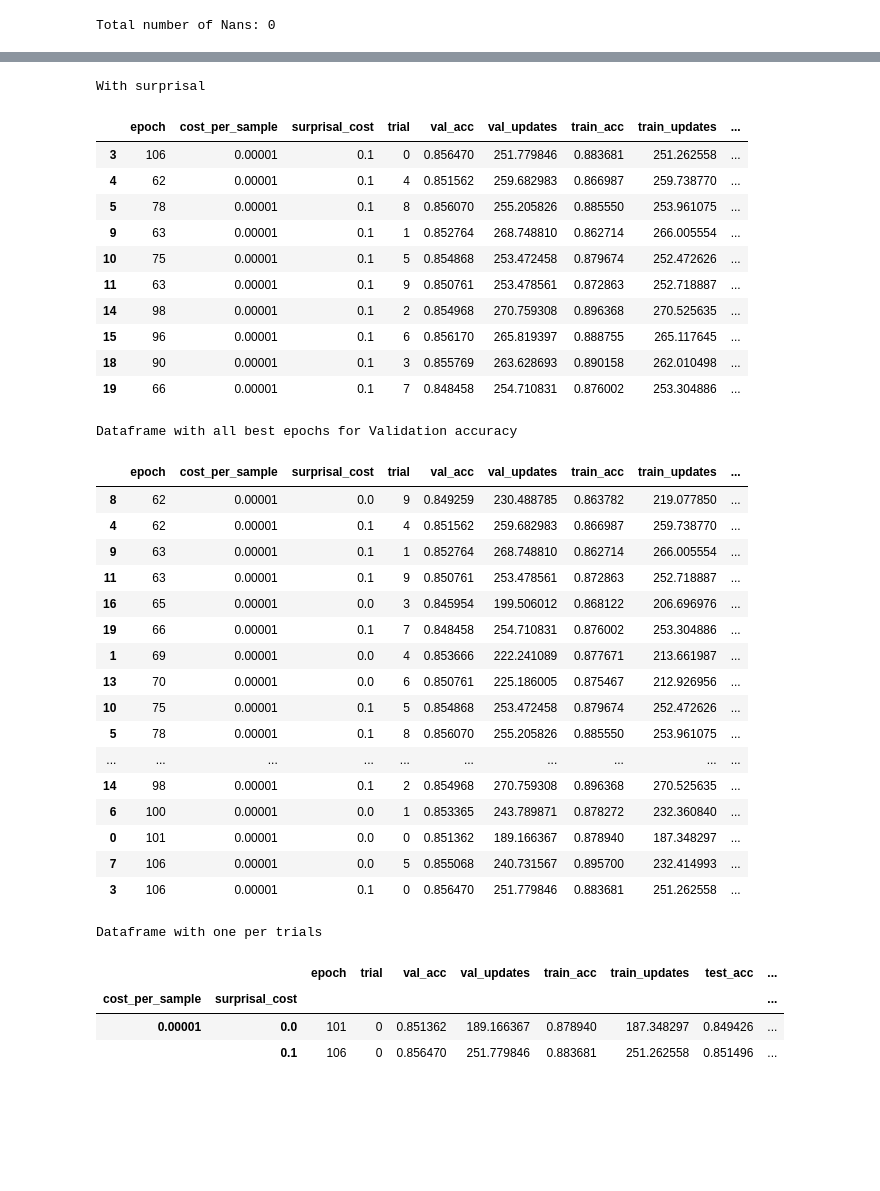
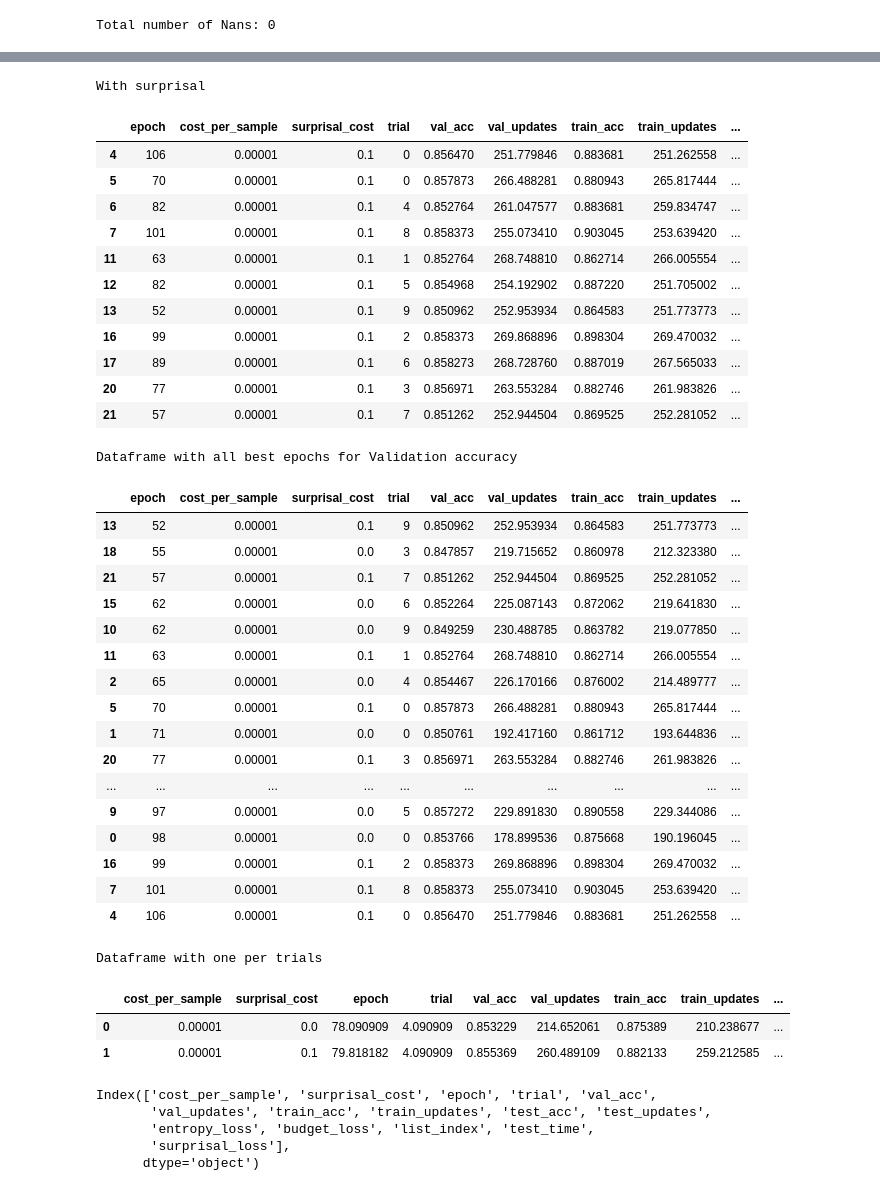
Before and after one commit to EmyArts/skiprnn-2017-telecombcn, a Jupyter notebook: src/postprocessing.ipynb, the cells around one changed output, grey strips where cells are left out. Cells and saved outputs as stored; diff of their text form; code cells hidden in the pictures; blank space fills up the shorter version.

Commit message:
Analysis with and without surprisal

```diff
--- a/src/postprocessing.ipynb
+++ b/src/postprocessing.ipynb
@@ -90,8 +91,8 @@ big_df['val_acc'].hist(figsize=(10, 10))
 best_rows = []
 best_accs = []
 for df in csvs:
-    best_accs.append(df.loc[:, 'test_acc'].max())
-    best_rows.append(df.loc[df.loc[:, 'test_acc'].argmax()].to_dict())
+    best_accs.append(df.loc[:, 'val_acc'].max())
+    best_rows.append(df.loc[df.loc[:, 'val_acc'].argmax()].to_dict())
 # %%
 best_df = pd.DataFrame(best_rows)
 best_df = best_df.drop(columns= ["learning_rate", "hidden_units", "batch_size", "early_stopping"])
@@ -120,46 +122,58 @@ surprisal
 # %% [output]
 With surprisal
 |  | epoch | cost_per_sample | surprisal_cost | trial | val_acc | val_updates | train_acc | train_updates | ... |
-| 3 | 106 | 0.00001 | 0.1 | 0 | 0.856470 | 251.779846 | 0.883681 | 251.262558 | ... |
-| 4 | 62 | 0.00001 | 0.1 | 4 | 0.851562 | 259.682983 | 0.866987 | 259.738770 | ... |
-| 5 | 78 | 0.00001 | 0.1 | 8 | 0.856070 | 255.205826 | 0.885550 | 253.961075 | ... |
-| 9 | 63 | 0.00001 | 0.1 | 1 | 0.852764 | 268.748810 | 0.862714 | 266.005554 | ... |
-| 10 | 75 | 0.00001 | 0.1 | 5 | 0.854868 | 253.472458 | 0.879674 | 252.472626 | ... |
-| 11 | 63 | 0.00001 | 0.1 | 9 | 0.850761 | 253.478561 | 0.872863 | 252.718887 | ... |
-| 14 | 98 | 0.00001 | 0.1 | 2 | 0.854968 | 270.759308 | 0.896368 | 270.525635 | ... |
-| 15 | 96 | 0.00001 | 0.1 | 6 | 0.856170 | 265.819397 | 0.888755 | 265.117645 | ... |
-| 18 | 90 | 0.00001 | 0.1 | 3 | 0.855769 | 263.628693 | 0.890158 | 262.010498 | ... |
-| 19 | 66 | 0.00001 | 0.1 | 7 | 0.848458 | 254.710831 | 0.876002 | 253.304886 | ... |
+| 4 | 106 | 0.00001 | 0.1 | 0 | 0.856470 | 251.779846 | 0.883681 | 251.262558 | ... |
+| 5 | 70 | 0.00001 | 0.1 | 0 | 0.857873 | 266.488281 | 0.880943 | 265.817444 | ... |
+| 6 | 82 | 0.00001 | 0.1 | 4 | 0.852764 | 261.047577 | 0.883681 | 259.834747 | ... |
+| 7 | 101 | 0.00001 | 0.1 | 8 | 0.858373 | 255.073410 | 0.903045 | 253.639420 | ... |
+| 11 | 63 | 0.00001 | 0.1 | 1 | 0.852764 | 268.748810 | 0.862714 | 266.005554 | ... |
+| 12 | 82 | 0.00001 | 0.1 | 5 | 0.854968 | 254.192902 | 0.887220 | 251.705002 | ... |
+| 13 | 52 | 0.00001 | 0.1 | 9 | 0.850962 | 252.953934 | 0.864583 | 251.773773 | ... |
+| 16 | 99 | 0.00001 | 0.1 | 2 | 0.858373 | 269.868896 | 0.898304 | 269.470032 | ... |
+| 17 | 89 | 0.00001 | 0.1 | 6 | 0.858273 | 268.728760 | 0.887019 | 267.565033 | ... |
+| 20 | 77 | 0.00001 | 0.1 | 3 | 0.856971 | 263.553284 | 0.882746 | 261.983826 | ... |
+| 21 | 57 | 0.00001 | 0.1 | 7 | 0.851262 | 252.944504 | 0.869525 | 252.281052 | ... |
 # %%
 print("Dataframe with all best epochs for Validation accuracy")
 best_df.sort_values(by='epoch')
 # %% [output]
 Dataframe with all best epochs for Validation accuracy
 |  | epoch | cost_per_sample | surprisal_cost | trial | val_acc | val_updates | train_acc | train_updates | ... |
-| 8 | 62 | 0.00001 | 0.0 | 9 | 0.849259 | 230.488785 | 0.863782 | 219.077850 | ... |
-| 4 | 62 | 0.00001 | 0.1 | 4 | 0.851562 | 259.682983 | 0.866987 | 259.738770 | ... |
-| 9 | 63 | 0.00001 | 0.1 | 1 | 0.852764 | 268.748810 | 0.862714 | 266.005554 | ... |
-| 11 | 63 | 0.00001 | 0.1 | 9 | 0.850761 | 253.478561 | 0.872863 | 252.718887 | ... |
-| 16 | 65 | 0.00001 | 0.0 | 3 | 0.845954 | 199.506012 | 0.868122 | 206.696976 | ... |
-| 19 | 66 | 0.00001 | 0.1 | 7 | 0.848458 | 254.710831 | 0.876002 | 253.304886 | ... |
-| 1 | 69 | 0.00001 | 0.0 | 4 | 0.853666 | 222.241089 | 0.877671 | 213.661987 | ... |
-| 13 | 70 | 0.00001 | 0.0 | 6 | 0.850761 | 225.186005 | 0.875467 | 212.926956 | ... |
-| 10 | 75 | 0.00001 | 0.1 | 5 | 0.854868 | 253.472458 | 0.879674 | 252.472626 | ... |
-| 5 | 78 | 0.00001 | 0.1 | 8 | 0.856070 | 255.205826 | 0.885550 | 253.961075 | ... |
+| 13 | 52 | 0.00001 | 0.1 | 9 | 0.850962 | 252.953934 | 0.864583 | 251.773773 | ... |
+| 18 | 55 | 0.00001 | 0.0 | 3 | 0.847857 | 219.715652 | 0.860978 | 212.323380 | ... |
+| 21 | 57 | 0.00001 | 0.1 | 7 | 0.851262 | 252.944504 | 0.869525 | 252.281052 | ... |
+| 15 | 62 | 0.00001 | 0.0 | 6 | 0.852264 | 225.087143 | 0.872062 | 219.641830 | ... |
+| 10 | 62 | 0.00001 | 0.0 | 9 | 0.849259 | 230.488785 | 0.863782 | 219.077850 | ... |
+| 11 | 63 | 0.00001 | 0.1 | 1 | 0.852764 | 268.748810 | 0.862714 | 266.005554 | ... |
+| 2 | 65 | 0.00001 | 0.0 | 4 | 0.854467 | 226.170166 | 0.876002 | 214.489777 | ... |
+| 5 | 70 | 0.00001 | 0.1 | 0 | 0.857873 | 266.488281 | 0.880943 | 265.817444 | ... |
+| 1 | 71 | 0.00001 | 0.0 | 0 | 0.850761 | 192.417160 | 0.861712 | 193.644836 | ... |
+| 20 | 77 | 0.00001 | 0.1 | 3 | 0.856971 | 263.553284 | 0.882746 | 261.983826 | ... |
 | ... | ... | ... | ... | ... | ... | ... | ... | ... | ... |
-| 14 | 98 | 0.00001 | 0.1 | 2 | 0.854968 | 270.759308 | 0.896368 | 270.525635 | ... |
-| 6 | 100 | 0.00001 | 0.0 | 1 | 0.853365 | 243.789871 | 0.878272 | 232.360840 | ... |
-| 0 | 101 | 0.00001 | 0.0 | 0 | 0.851362 | 189.166367 | 0.878940 | 187.348297 | ... |
-| 7 | 106 | 0.00001 | 0.0 | 5 | 0.855068 | 240.731567 | 0.895700 | 232.414993 | ... |
-| 3 | 106 | 0.00001 | 0.1 | 0 | 0.856470 | 251.779846 | 0.883681 | 251.262558 | ... |
+| 9 | 97 | 0.00001 | 0.0 | 5 | 0.857272 | 229.891830 | 0.890558 | 229.344086 | ... |
+| 0 | 98 | 0.00001 | 0.0 | 0 | 0.853766 | 178.899536 | 0.875668 | 190.196045 | ... |
+| 16 | 99 | 0.00001 | 0.1 | 2 | 0.858373 | 269.868896 | 0.898304 | 269.470032 | ... |
+| 7 | 101 | 0.00001 | 0.1 | 8 | 0.858373 | 255.073410 | 0.903045 | 253.639420 | ... |
+| 4 | 106 | 0.00001 | 0.1 | 0 | 0.856470 | 251.779846 | 0.883681 | 251.262558 | ... |
 # %%
 print("Dataframe with one per trials")
 # mean_df = best_df.groupby(by=["cost_per_sample", "surprisal_cost"])
+# sorted = best_df.groupby(["cost_per_sample", "surprisal_cost"], sort="val_acc")
 sorted = best_df.groupby(["cost_per_sample", "surprisal_cost"], sort="test_acc")
-sorted.first()
+# sorted = best_df.groupby(["surprisal_cost"], sort="val_acc")
+trial_mean = sorted.mean().reset_index()
+# trial_cps_mean = best_df.groupby(["surprisal_cost"], sort="val_acc").mean().reset_index()
+trial_mean
 # %% [output]
 Dataframe with one per trials
-|  |  | epoch | trial | val_acc | val_updates | train_acc | train_updates | test_acc | ... |
-| cost_per_sample | surprisal_cost |  |  |  |  |  |  |  | ... |
-| 0.00001 | 0.0 | 101 | 0 | 0.851362 | 189.166367 | 0.878940 | 187.348297 | 0.849426 | ... |
-|  | 0.1 | 106 | 0 | 0.856470 | 251.779846 | 0.883681 | 251.262558 | 0.851496 | ... |
+|  | cost_per_sample | surprisal_cost | epoch | trial | val_acc | val_updates | train_acc | train_updates | ... |
+| 0 | 0.00001 | 0.0 | 78.090909 | 4.090909 | 0.853229 | 214.652061 | 0.875389 | 210.238677 | ... |
+| 1 | 0.00001 | 0.1 | 79.818182 | 4.090909 | 0.855369 | 260.489109 | 0.882133 | 259.212585 | ... |
+# %%
+trial_mean.columns
+# %% [output]
+Index(['cost_per_sample', 'surprisal_cost', 'epoch', 'trial', 'val_acc',
+       'val_updates', 'train_acc', 'train_updates', 'test_acc', 'test_updates',
+       'entropy_loss', 'budget_loss', 'list_index', 'test_time',
+       'surprisal_loss'],
+      dtype='object')
```
Also changed, not shown: parts of 11 cells of this notebook, 2 other files.
